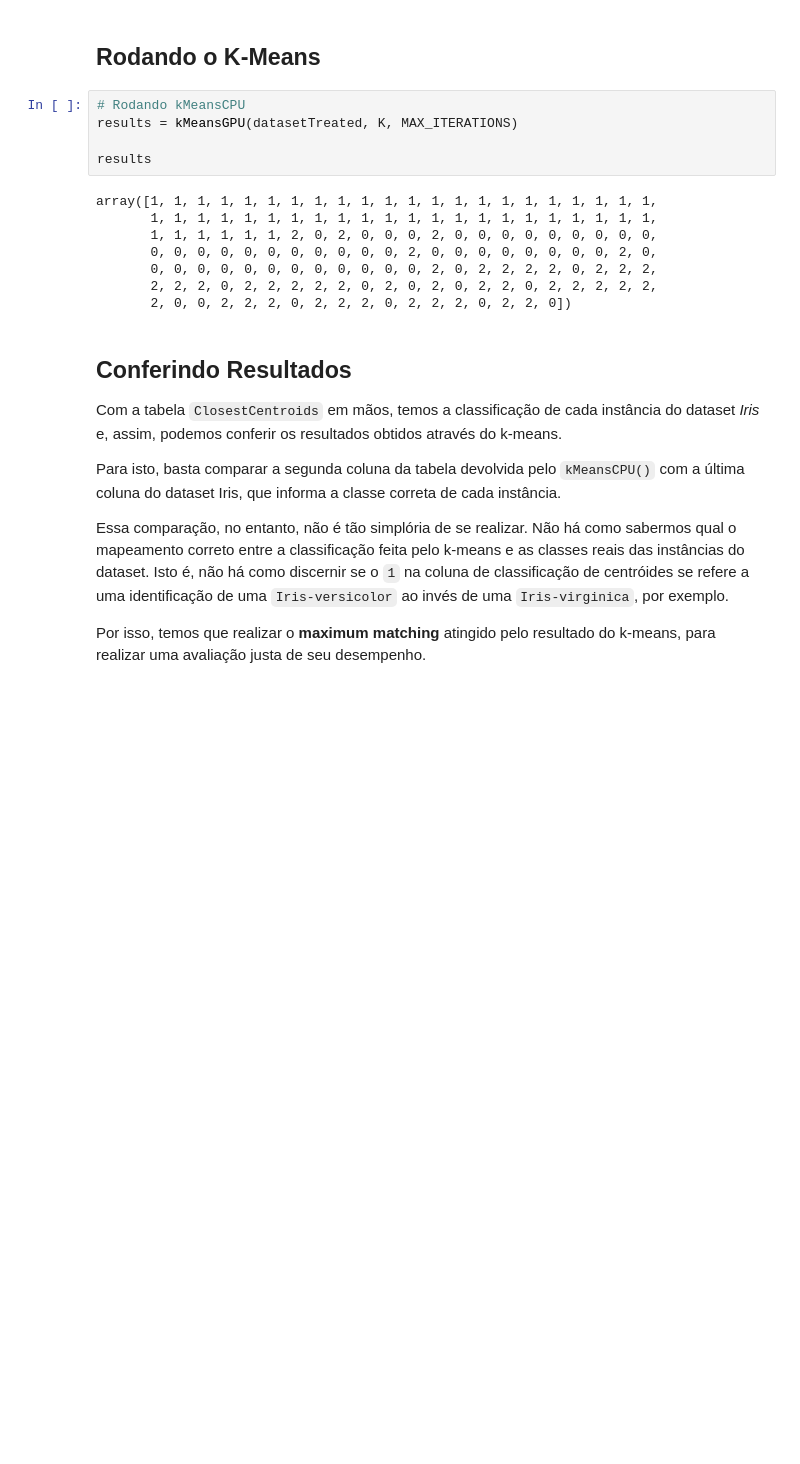
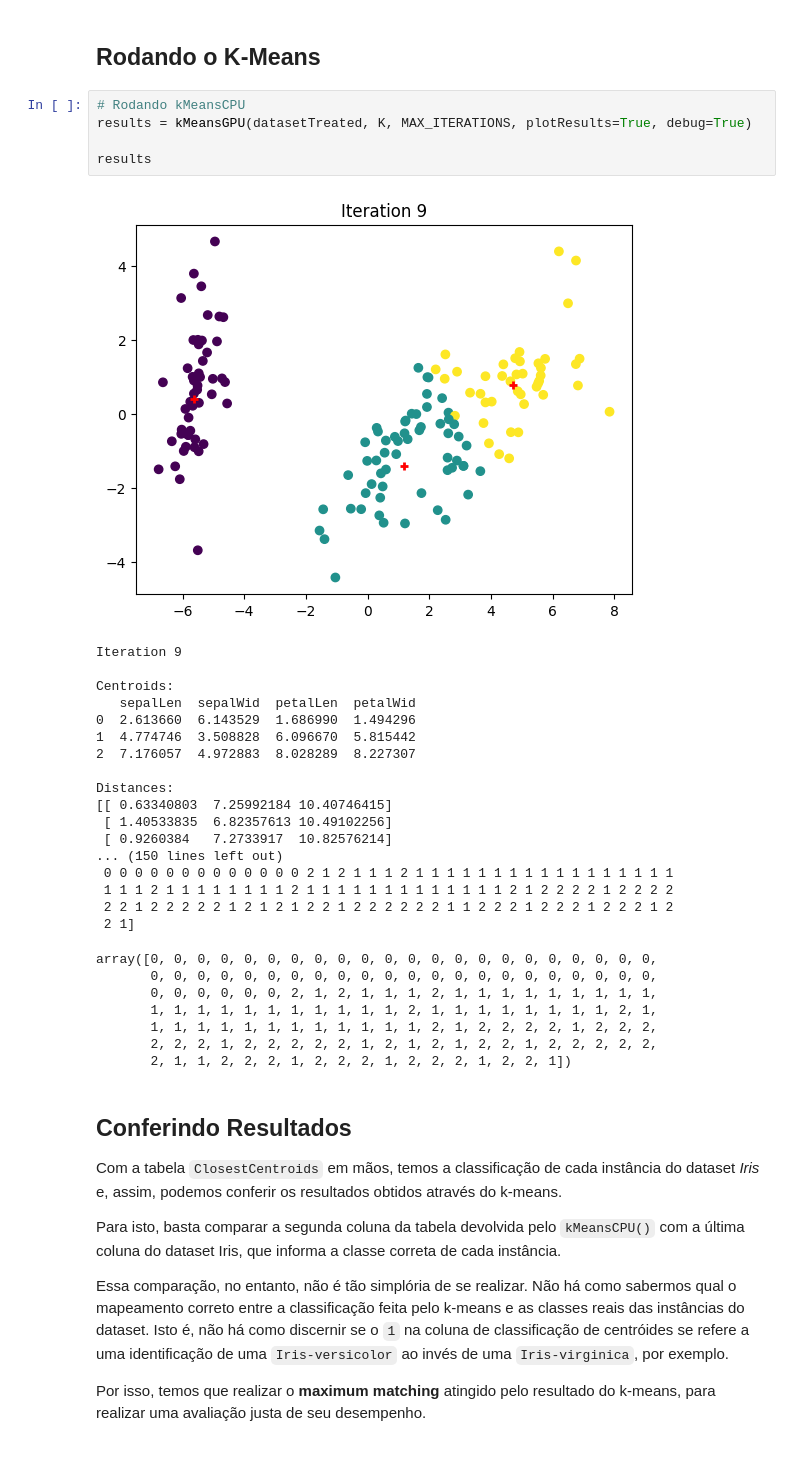
Before and after one commit to vinivosh/ufu-tcc2, a Jupyter notebook: code/examples-and-tests/kMeansGPU.ipynb, the cells around one changed output. Drawn from its saved outputs; the diff is of its cells as text; blank space fills up the shorter version.

```diff
--- a/code/examples-and-tests/kMeansGPU.ipynb
+++ b/code/examples-and-tests/kMeansGPU.ipynb
@@ -184,17 +166,35 @@ K = len(classes)
 ## Rodando o K-Means
 # %%
 # Rodando kMeansCPU
-results = kMeansGPU(datasetTreated, K, MAX_ITERATIONS)
+results = kMeansGPU(datasetTreated, K, MAX_ITERATIONS, plotResults=True, debug=True)
 
 results
 # %% [output]
+[figure, added]
-array([1, 1, 1, 1, 1, 1, 1, 1, 1, 1, 1, 1, 1, 1, 1, 1, 1, 1, 1, 1, 1, 1,
-       1, 1, 1, 1, 1, 1, 1, 1, 1, 1, 1, 1, 1, 1, 1, 1, 1, 1, 1, 1, 1, 1,
-       1, 1, 1, 1, 1, 1, 2, 0, 2, 0, 0, 0, 2, 0, 0, 0, 0, 0, 0, 0, 0, 0,
-       0, 0, 0, 0, 0, 0, 0, 0, 0, 0, 0, 2, 0, 0, 0, 0, 0, 0, 0, 0, 2, 0,
-       0, 0, 0, 0, 0, 0, 0, 0, 0, 0, 0, 0, 2, 0, 2, 2, 2, 2, 0, 2, 2, 2,
-       2, 2, 2, 0, 2, 2, 2, 2, 2, 0, 2, 0, 2, 0, 2, 2, 0, 2, 2, 2, 2, 2,
-       2, 0, 0, 2, 2, 2, 0, 2, 2, 2, 0, 2, 2, 2, 0, 2, 2, 0])
+Iteration 9
+
+Centroids:
+   sepalLen  sepalWid  petalLen  petalWid
+0  2.613660  6.143529  1.686990  1.494296
+1  4.774746  3.508828  6.096670  5.815442
+2  7.176057  4.972883  8.028289  8.227307
+
+Distances:
+[[ 0.63340803  7.25992184 10.40746415]
+ [ 1.40533835  6.82357613 10.49102256]
+ [ 0.9260384   7.2733917  10.82576214]
+... (150 lines left out)
+ 0 0 0 0 0 0 0 0 0 0 0 0 0 2 1 2 1 1 1 2 1 1 1 1 1 1 1 1 1 1 1 1 1 1 1 1 1
+ 1 1 1 2 1 1 1 1 1 1 1 1 2 1 1 1 1 1 1 1 1 1 1 1 1 1 2 1 2 2 2 2 1 2 2 2 2
+ 2 2 1 2 2 2 2 2 1 2 1 2 1 2 2 1 2 2 2 2 2 2 1 1 2 2 2 1 2 2 2 1 2 2 2 1 2
+ 2 1]
+array([0, 0, 0, 0, 0, 0, 0, 0, 0, 0, 0, 0, 0, 0, 0, 0, 0, 0, 0, 0, 0, 0,
+       0, 0, 0, 0, 0, 0, 0, 0, 0, 0, 0, 0, 0, 0, 0, 0, 0, 0, 0, 0, 0, 0,
+       0, 0, 0, 0, 0, 0, 2, 1, 2, 1, 1, 1, 2, 1, 1, 1, 1, 1, 1, 1, 1, 1,
+       1, 1, 1, 1, 1, 1, 1, 1, 1, 1, 1, 2, 1, 1, 1, 1, 1, 1, 1, 1, 2, 1,
+       1, 1, 1, 1, 1, 1, 1, 1, 1, 1, 1, 1, 2, 1, 2, 2, 2, 2, 1, 2, 2, 2,
+       2, 2, 2, 1, 2, 2, 2, 2, 2, 1, 2, 1, 2, 1, 2, 2, 1, 2, 2, 2, 2, 2,
+       2, 1, 1, 2, 2, 2, 1, 2, 2, 2, 1, 2, 2, 2, 1, 2, 2, 1])
 # %% [markdown]
 ## Conferindo Resultados
 
```
Also changed, not shown: parts of 3 cells of this notebook, 1 other file.
